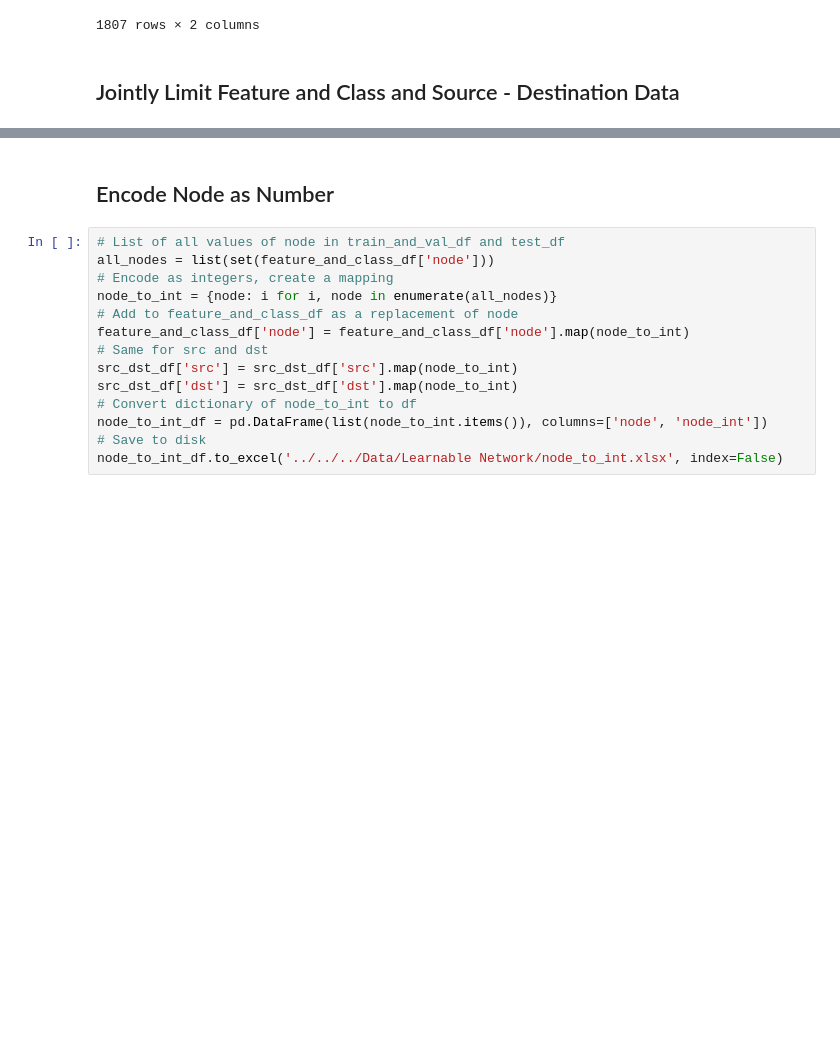
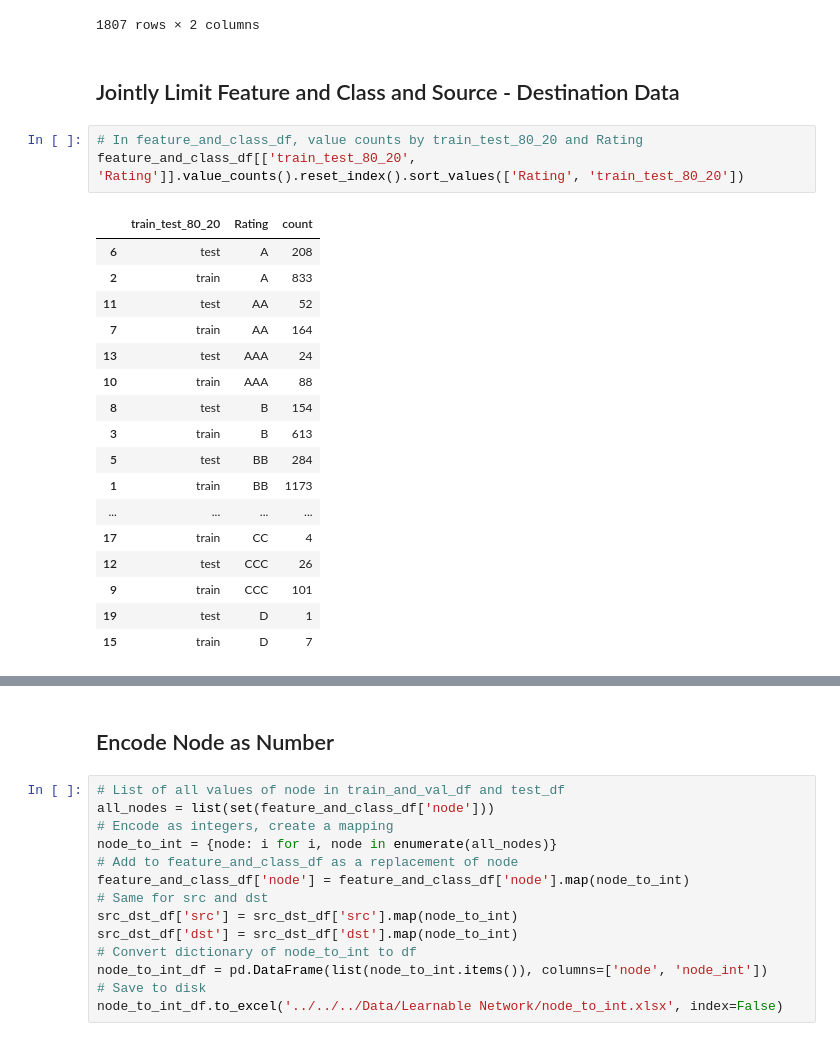
Before and after one commit to current12/Stat-222-Project, a Jupyter notebook: Code/Modelling/Graph Neural Network/Create Learnable Network for Rating Prediction.ipynb, the cells around one changed output, grey strips where cells are left out. Drawn from its saved outputs; the diff is of its cells as text; blank space fills up the shorter version.

Commit message:
revamp gnn dataset and add statistical tests

```diff
--- a/Code/Modelling/Graph Neural Network/Create Learnable Network for Rating Prediction.ipynb
+++ b/Code/Modelling/Graph Neural Network/Create Learnable Network for Rating Prediction.ipynb
@@ -104,6 +104,27 @@ num obs
 1807 rows × 2 columns
 # %% [markdown]
 ## Jointly Limit Feature and Class and Source - Destination Data
+# %%
+# In feature_and_class_df, value counts by train_test_80_20 and Rating
+feature_and_class_df[['train_test_80_20', 'Rating']].value_counts().reset_index().sort_values(['Rating', 'train_test_80_20'])
+# %% [output]
+|  | train_test_80_20 | Rating | count |
+| 6 | test | A | 208 |
+| 2 | train | A | 833 |
+| 11 | test | AA | 52 |
+| 7 | train | AA | 164 |
+| 13 | test | AAA | 24 |
+| 10 | train | AAA | 88 |
+| 8 | test | B | 154 |
+| 3 | train | B | 613 |
+| 5 | test | BB | 284 |
+| 1 | train | BB | 1173 |
+| ... | ... | ... | ... |
+| 17 | train | CC | 4 |
+| 12 | test | CCC | 26 |
+| 9 | train | CCC | 101 |
+| 19 | test | D | 1 |
+| 15 | train | D | 7 |
 # %%
 # Limit feature_and_class_df to just items with a node in one of the src or dst columns
 print('keeping only items that are connected/have a node in src or dst in src_dst_df')
```
Also changed, not shown: parts of 4 cells of this notebook, 51 other files.
